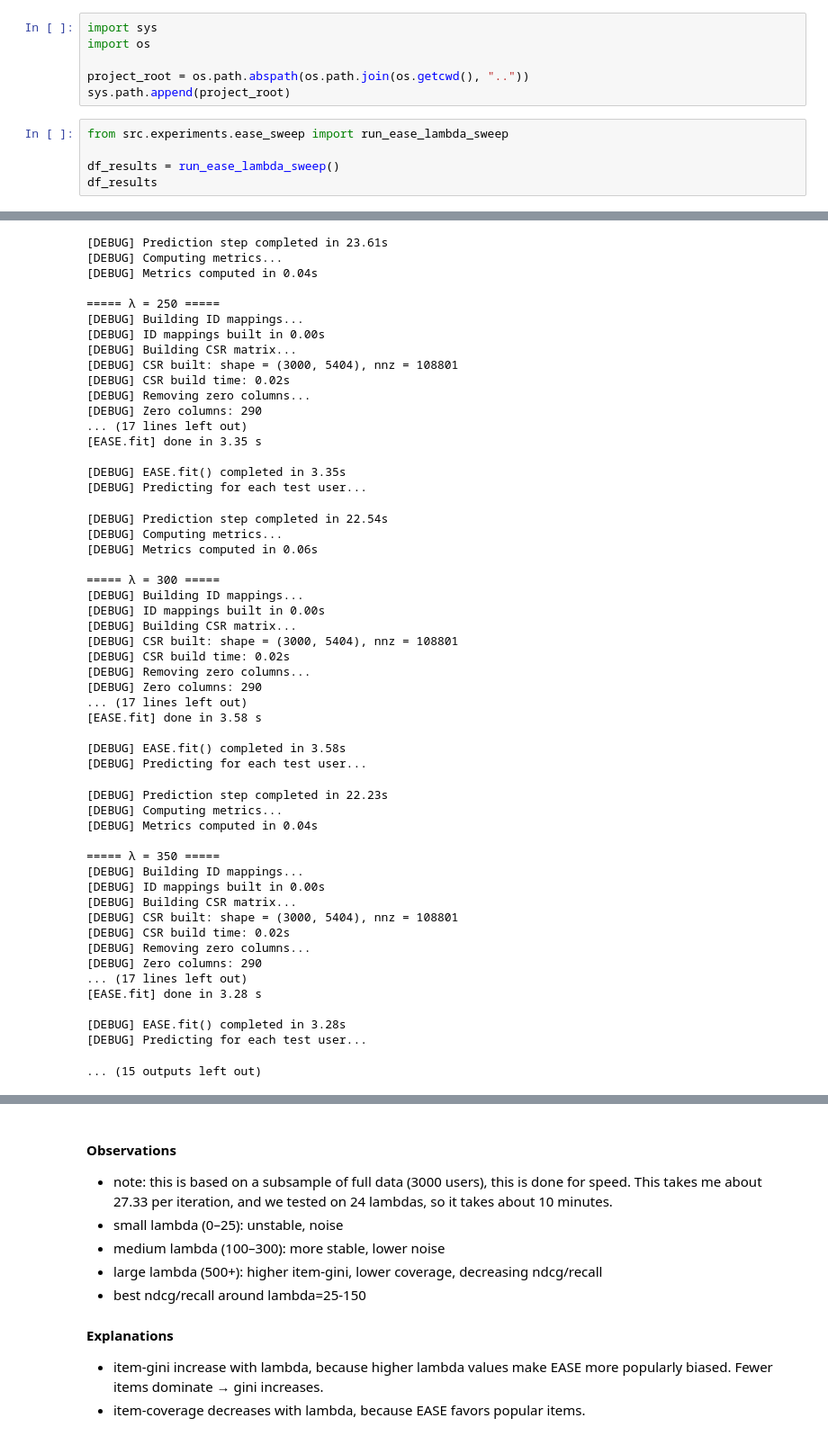
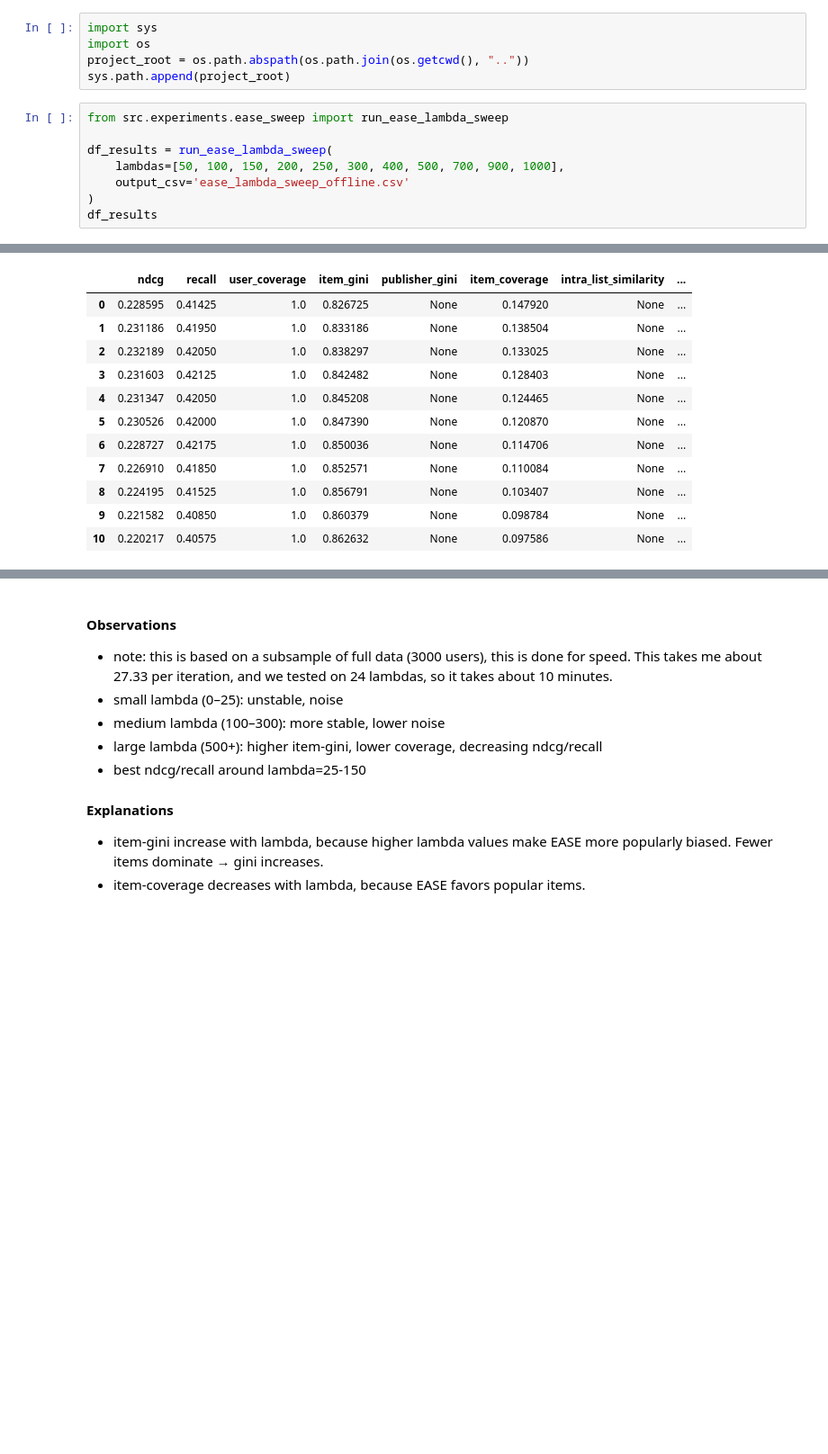
Before and after one commit to nabil-elouaamari/novelty-aware-recommenders, a Jupyter notebook: notebooks/03_ease_tuning.ipynb, the cells around one changed output, grey strips where cells are left out. Shown at 90% size. Drawn from its saved outputs; the diff is of its cells as text; blank space fills up the shorter version.

```diff
--- a/notebooks/03_ease_tuning.ipynb
+++ b/notebooks/03_ease_tuning.ipynb
@@ -1,12 +1,14 @@
 # %%
 import sys
 import os
-
 project_root = os.path.abspath(os.path.join(os.getcwd(), ".."))
 sys.path.append(project_root)
 # %%
 from src.experiments.ease_sweep import run_ease_lambda_sweep
 
-df_results = run_ease_lambda_sweep()
+df_results = run_ease_lambda_sweep(
+    lambdas=[50, 100, 150, 200, 250, 300, 400, 500, 700, 900, 1000],
+    output_csv='ease_lambda_sweep_offline.csv'
+)
 df_results
 # %% [output]
@@ -160,55 +27,15 @@ df_results
-[DEBUG] Prediction step completed in 23.61s
-[DEBUG] Computing metrics...
-[DEBUG] Metrics computed in 0.04s
-
-===== λ = 250 =====
-[DEBUG] Building ID mappings...
-[DEBUG] ID mappings built in 0.00s
-[DEBUG] Building CSR matrix...
-[DEBUG] CSR built: shape = (3000, 5404), nnz = 108801
-[DEBUG] CSR build time: 0.02s
-[DEBUG] Removing zero columns...
-[DEBUG] Zero columns: 290
-... (17 lines left out)
-[EASE.fit] done in 3.35 s
-
-[DEBUG] EASE.fit() completed in 3.35s
-[DEBUG] Predicting for each test user...
-[DEBUG] Prediction step completed in 22.54s
-[DEBUG] Computing metrics...
-[DEBUG] Metrics computed in 0.06s
-
-===== λ = 300 =====
-[DEBUG] Building ID mappings...
-[DEBUG] ID mappings built in 0.00s
-[DEBUG] Building CSR matrix...
-[DEBUG] CSR built: shape = (3000, 5404), nnz = 108801
-[DEBUG] CSR build time: 0.02s
-[DEBUG] Removing zero columns...
-[DEBUG] Zero columns: 290
-... (17 lines left out)
-[EASE.fit] done in 3.58 s
-
-[DEBUG] EASE.fit() completed in 3.58s
-[DEBUG] Predicting for each test user...
-[DEBUG] Prediction step completed in 22.23s
-[DEBUG] Computing metrics...
-[DEBUG] Metrics computed in 0.04s
-
-===== λ = 350 =====
-[DEBUG] Building ID mappings...
-[DEBUG] ID mappings built in 0.00s
-[DEBUG] Building CSR matrix...
-[DEBUG] CSR built: shape = (3000, 5404), nnz = 108801
-[DEBUG] CSR build time: 0.02s
-[DEBUG] Removing zero columns...
-[DEBUG] Zero columns: 290
-... (17 lines left out)
-[EASE.fit] done in 3.28 s
-
-[DEBUG] EASE.fit() completed in 3.28s
-[DEBUG] Predicting for each test user...
-... (15 outputs left out)
+|  | ndcg | recall | user_coverage | item_gini | publisher_gini | item_coverage | intra_list_similarity | ... |
+| 0 | 0.228595 | 0.41425 | 1.0 | 0.826725 | None | 0.147920 | None | ... |
+| 1 | 0.231186 | 0.41950 | 1.0 | 0.833186 | None | 0.138504 | None | ... |
+| 2 | 0.232189 | 0.42050 | 1.0 | 0.838297 | None | 0.133025 | None | ... |
+| 3 | 0.231603 | 0.42125 | 1.0 | 0.842482 | None | 0.128403 | None | ... |
+| 4 | 0.231347 | 0.42050 | 1.0 | 0.845208 | None | 0.124465 | None | ... |
+| 5 | 0.230526 | 0.42000 | 1.0 | 0.847390 | None | 0.120870 | None | ... |
+| 6 | 0.228727 | 0.42175 | 1.0 | 0.850036 | None | 0.114706 | None | ... |
+| 7 | 0.226910 | 0.41850 | 1.0 | 0.852571 | None | 0.110084 | None | ... |
+| 8 | 0.224195 | 0.41525 | 1.0 | 0.856791 | None | 0.103407 | None | ... |
+| 9 | 0.221582 | 0.40850 | 1.0 | 0.860379 | None | 0.098784 | None | ... |
+| 10 | 0.220217 | 0.40575 | 1.0 | 0.862632 | None | 0.097586 | None | ... |
 # %%
 import matplotlib.pyplot as plt
 
```
Also changed, not shown: parts of 3 cells of this notebook, 7 other files.
